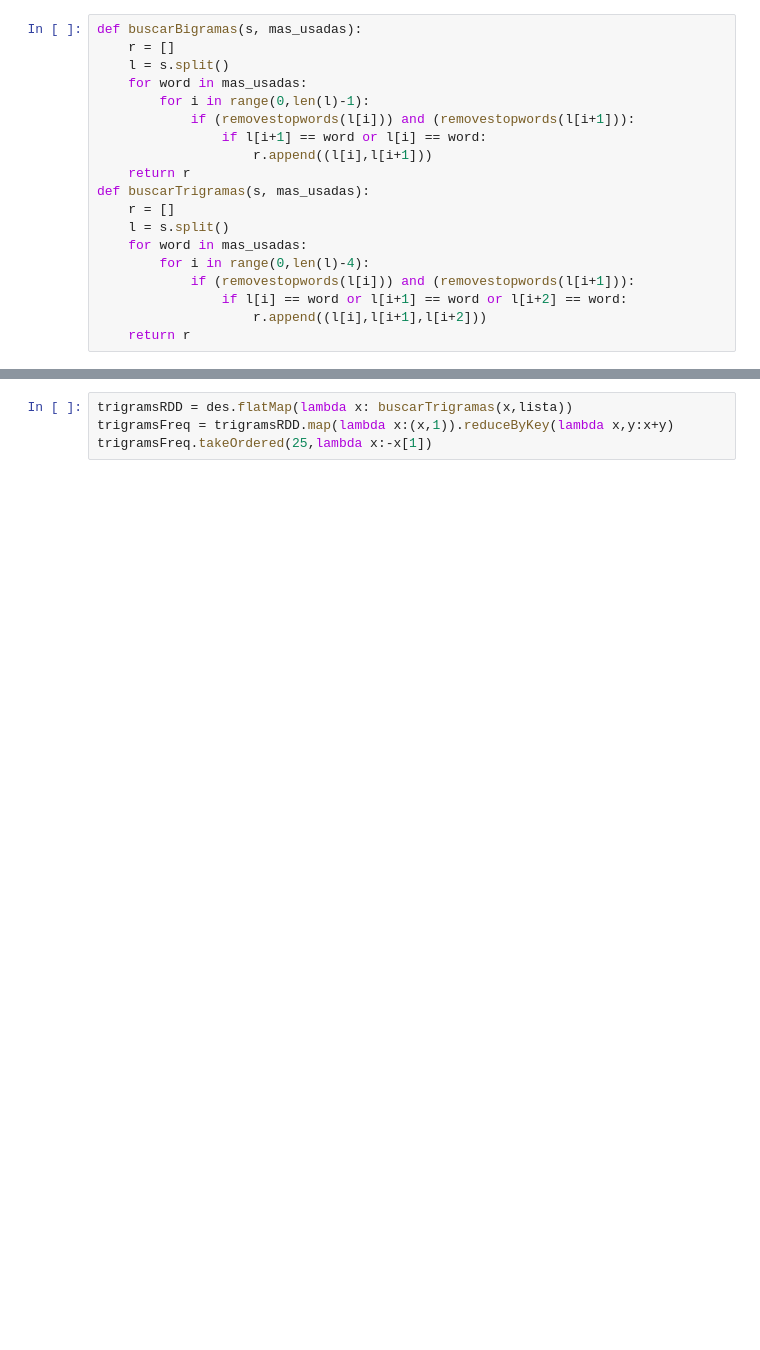
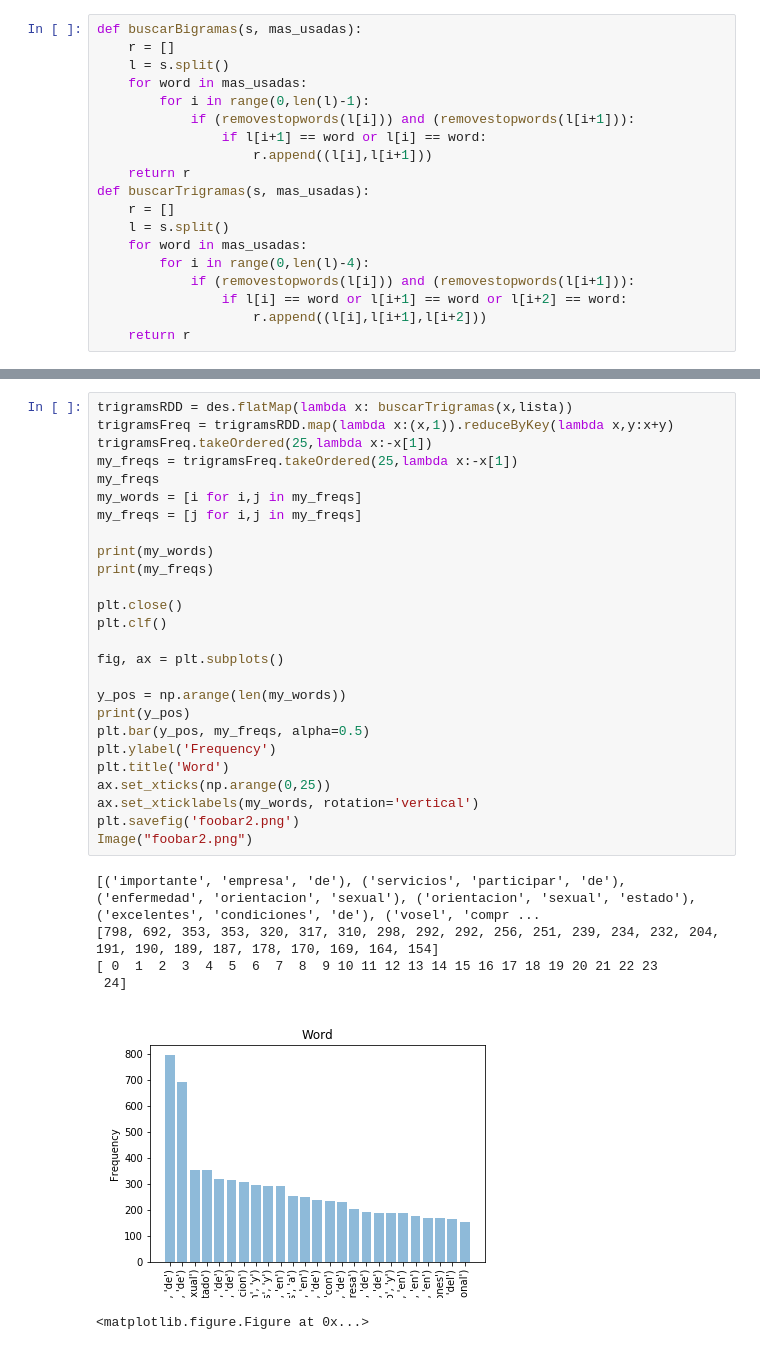
Before and after one commit to fcavazzoli/DatosTP, a Jupyter notebook: TP1 - Spark.ipynb, the cells around one changed output, grey strips where cells are left out. Saved outputs shown, nothing was run; the diff lists cells and outputs as text; blank space fills up the shorter version.

```diff
--- a/TP1 - Spark.ipynb
+++ b/TP1 - Spark.ipynb
@@ -128,4 +157,33 @@ Image("foobar2.png")
-# %%
-trigramsRDD = des.flatMap(lambda x: buscarTrigramas(x,lista))
-trigramsFreq = trigramsRDD.map(lambda x:(x,1)).reduceByKey(lambda x,y:x+y)
-trigramsFreq.takeOrdered(25,lambda x:-x[1])
+# %%
+trigramsRDD = des.flatMap(lambda x: buscarTrigramas(x,lista))
+trigramsFreq = trigramsRDD.map(lambda x:(x,1)).reduceByKey(lambda x,y:x+y)
+trigramsFreq.takeOrdered(25,lambda x:-x[1])
+my_freqs = trigramsFreq.takeOrdered(25,lambda x:-x[1])
+my_freqs
+my_words = [i for i,j in my_freqs]
+my_freqs = [j for i,j in my_freqs]
+
+print(my_words)
+print(my_freqs)
+
+plt.close()
+plt.clf()
+
+fig, ax = plt.subplots()
+
+y_pos = np.arange(len(my_words))
+print(y_pos)
+plt.bar(y_pos, my_freqs, alpha=0.5)
+plt.ylabel('Frequency')
+plt.title('Word')
+ax.set_xticks(np.arange(0,25))
+ax.set_xticklabels(my_words, rotation='vertical')
+plt.savefig('foobar2.png')
+Image("foobar2.png")
+# %% [output]
+[('importante', 'empresa', 'de'), ('servicios', 'participar', 'de'), ('enfermedad', 'orientacion', 'sexual'), ('orientacion', 'sexual', 'estado'), ('excelentes', 'condiciones', 'de'), ('vosel', 'compr ...
+[798, 692, 353, 353, 320, 317, 310, 298, 292, 292, 256, 251, 239, 234, 232, 204, 191, 190, 189, 187, 178, 170, 169, 164, 154]
+[ 0  1  2  3  4  5  6  7  8  9 10 11 12 13 14 15 16 17 18 19 20 21 22 23
+ 24]
+[figure, added]
+<matplotlib.figure.Figure at 0x...>
```
Also changed, not shown: parts of 5 cells of this notebook, 2 other files.
